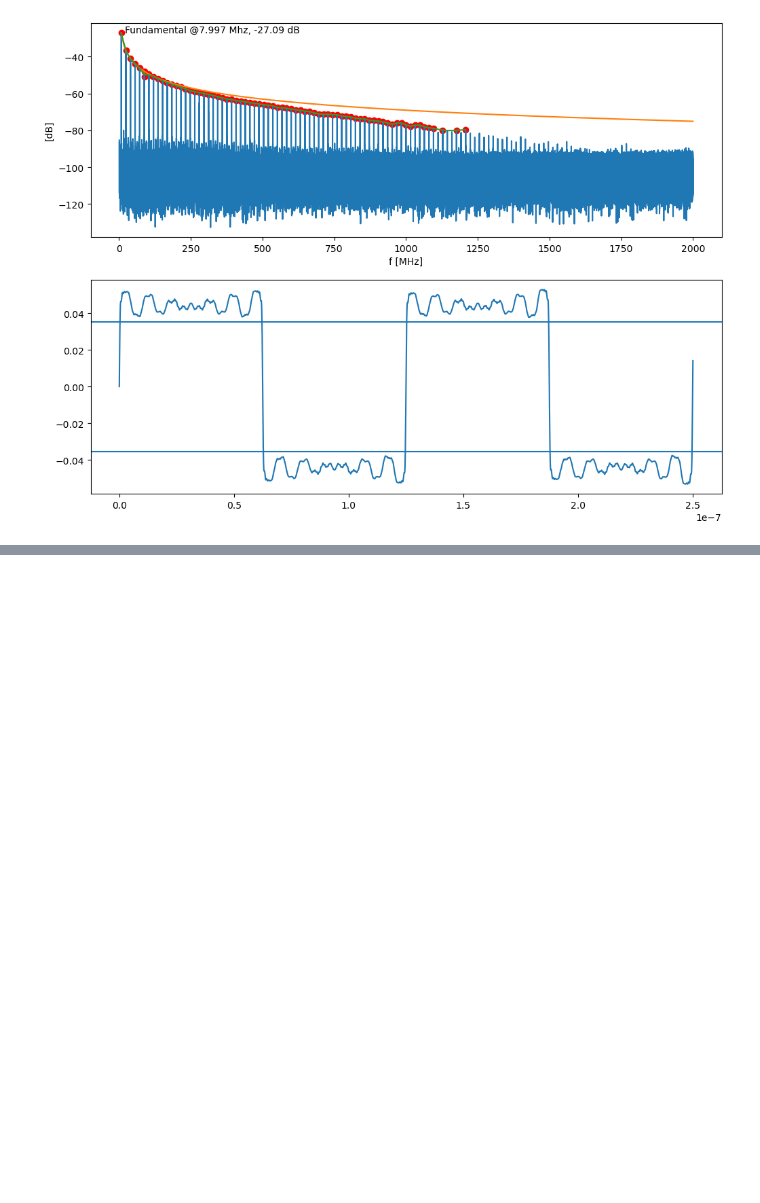
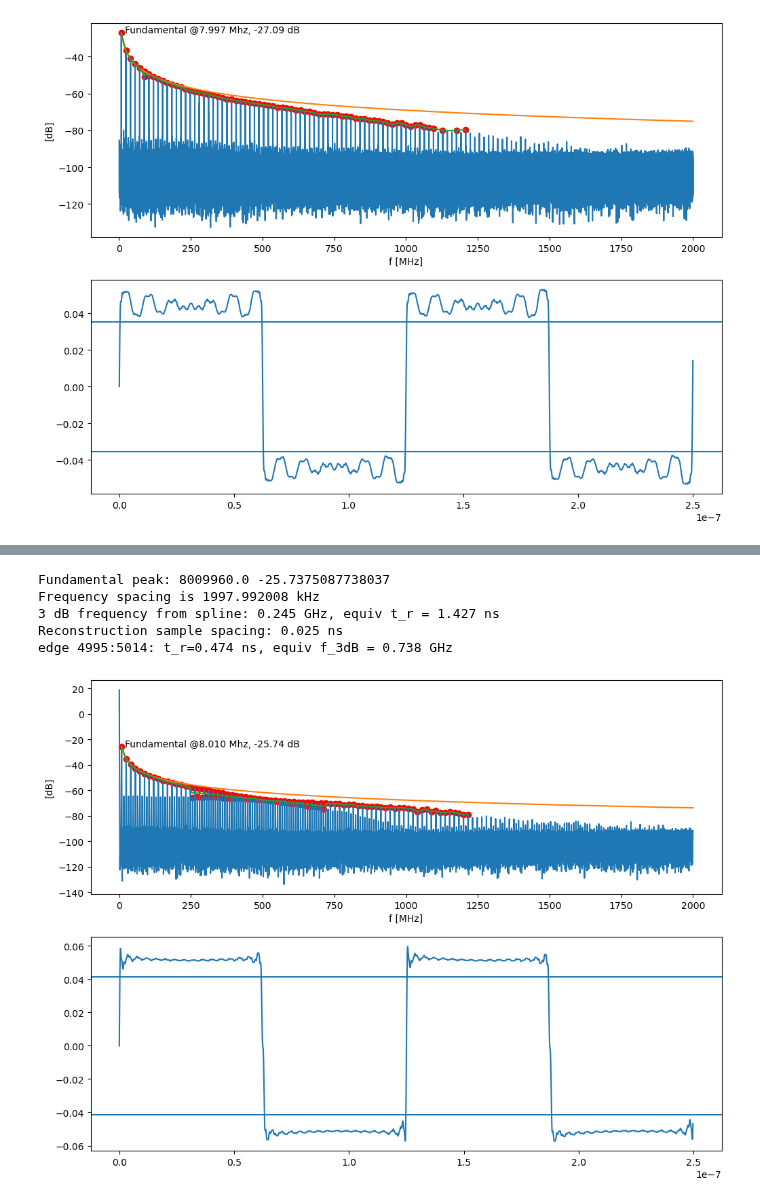
Before and after one commit to jaseg/sampling-mesh-monitor, a Jupyter notebook: spectrum_measurements/analysis.ipynb, the cells around one changed output, grey strips where cells are left out. Drawn from its saved outputs; the diff is of its cells as text; code cells hidden in the pictures; blank space fills up the shorter version.

Commit message:
Add new spectrum measurements

```diff
--- a/spectrum_measurements/analysis.ipynb
+++ b/spectrum_measurements/analysis.ipynb
@@ -118,0 +122,9 @@ Frequency spacing is 49.973751 kHz
+# %%
+plot_freq('../data_spectrum/pi3hdx_bent_2.csv')
+# %% [output]
+Fundamental peak: 8009960.0 -25.7375087738037
+Frequency spacing is 1997.992008 kHz
+3 dB frequency from spline: 0.245 GHz, equiv t_r = 1.427 ns
+Reconstruction sample spacing: 0.025 ns
+edge 4995:5014: t_r=0.474 ns, equiv f_3dB = 0.738 GHz
+[figure, added]
```
Also changed, not shown: parts of 1 cell of this notebook, 10 other files.
